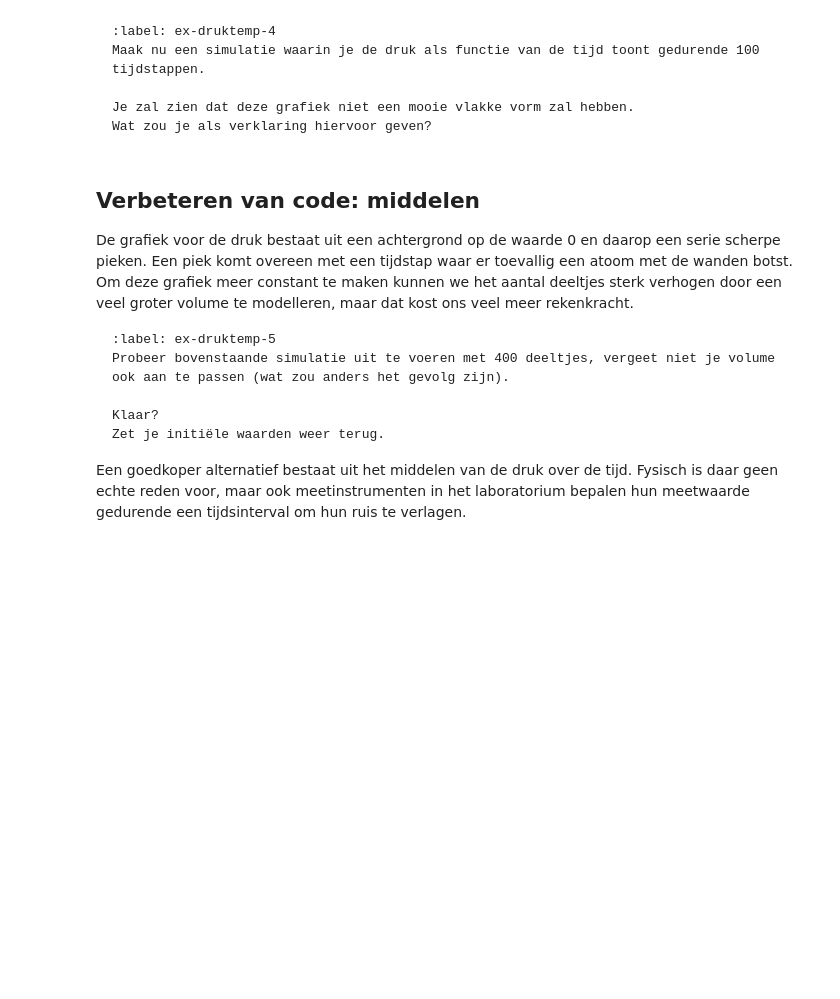
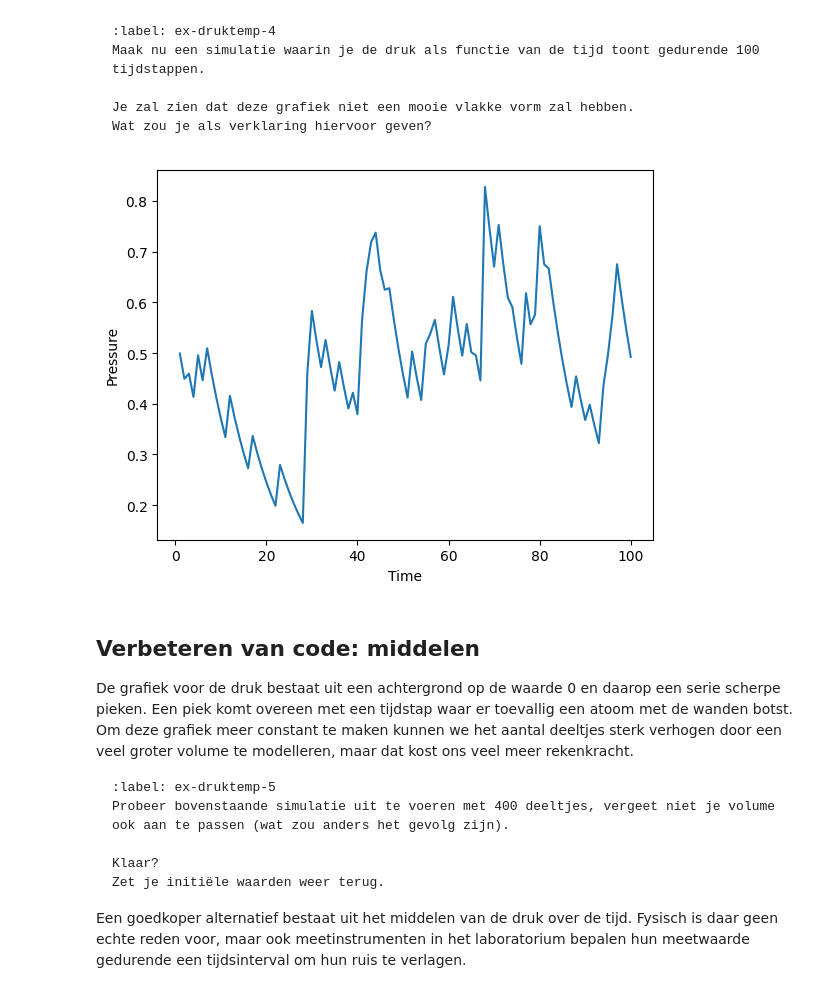
Before and after one commit to MatthiasGrablowitz/-Groepsnaam18-, a Jupyter notebook: Content/PySim/5_druktemp.ipynb, the cells around one changed output. Saved outputs shown, nothing was run; the diff lists cells and outputs as text; code cells hidden in the pictures; blank space fills up the shorter version.

````diff
--- a/Content/PySim/5_druktemp.ipynb
+++ b/Content/PySim/5_druktemp.ipynb
@@ -297,9 +303,27 @@ Je zal zien dat deze grafiek niet een mooie vlakke vorm zal hebben.
 Wat zou je als verklaring hiervoor geven?
 ```
 # %%
-# Geef je oplossing
+particles = []
+create_particles(particles)
 
-#your code/answer
+pressures = np.zeros(100, dtype=float)
+times = np.linspace(1, 100, 100)
+
+
+for i in range(100):
+    take_time_step(particles)
+    pressures[i] = pressure
+
+plt.figure()
+plt.plot(times, pressures)
+plt.xlabel('Time')
+plt.ylabel('Pressure')
+plt.show()
+
+# De grafiek zal inderdaad geen mooie vlakke vorm hebben, omdat de er te weinig deeltjes zijn, waardoor de fluctuaties opvallender zijn. Ook is het
+# opmerkelijk dat de functie voor de temperatuur alleen veranderlijken hebben die behouden moeten zijn, bijvoorbeeld de kracht.
+# %% [output]
+[figure, added]
 # %% [markdown]
 ## Verbeteren van code: middelen
 
````
Also changed, not shown: parts of 7 cells of this notebook.
